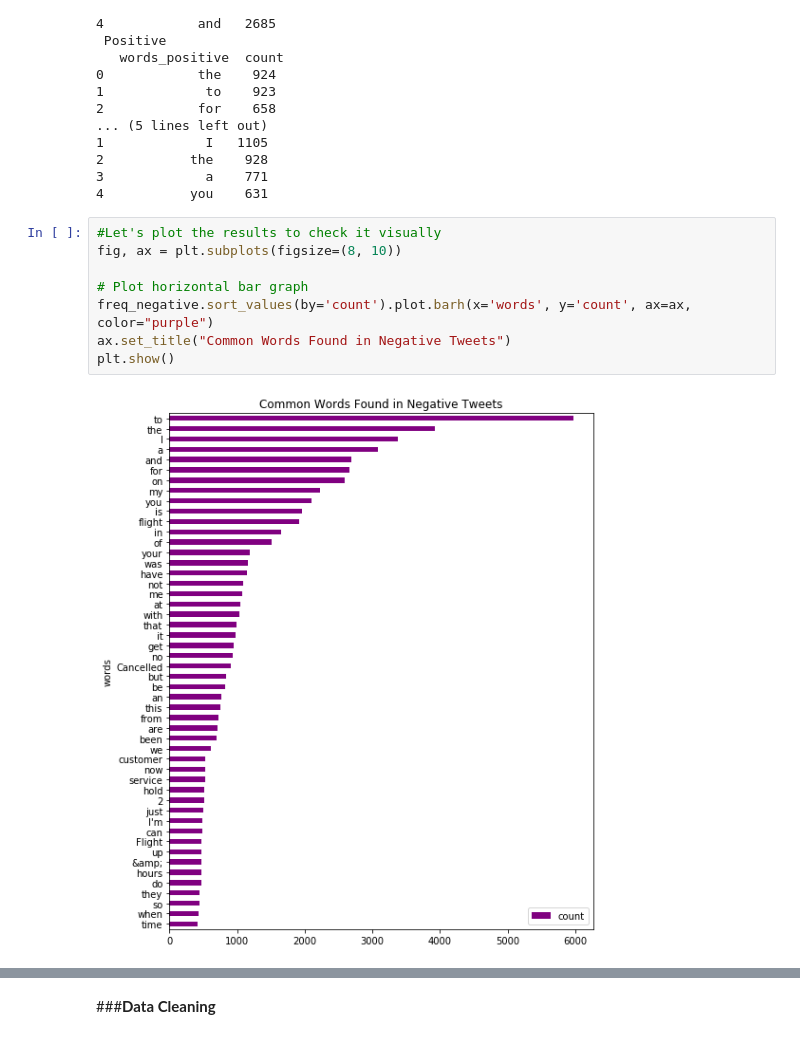
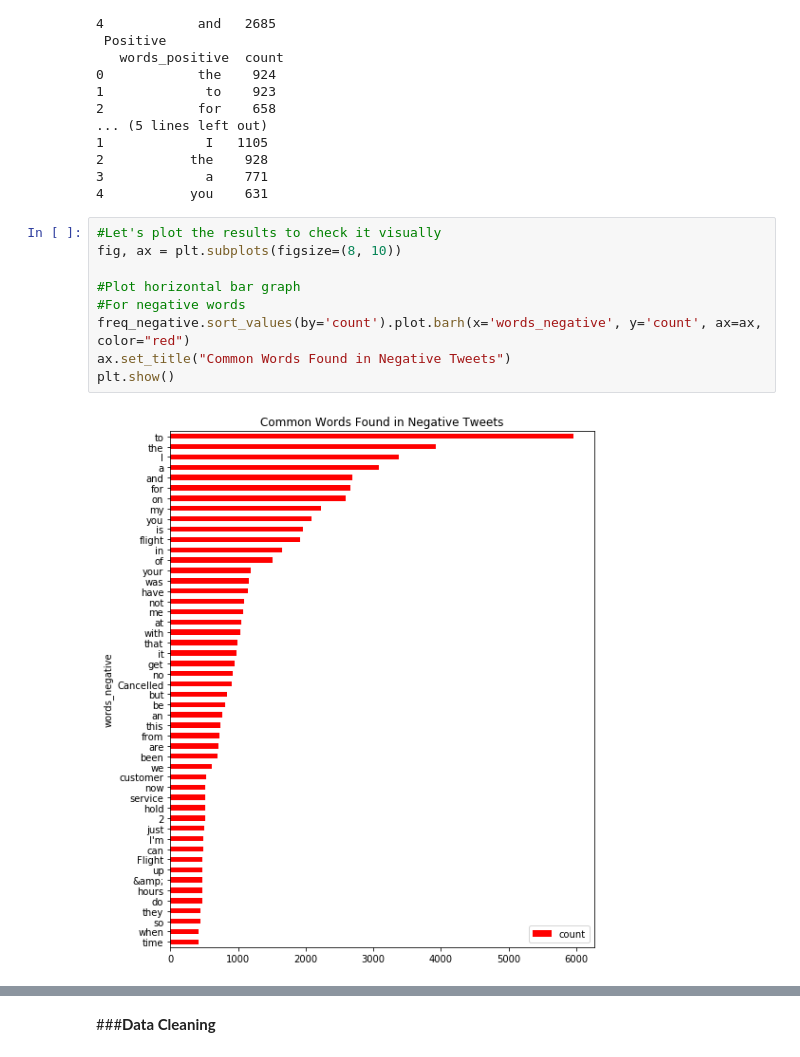
Before and after one commit to AlekseiMikhalev/Data-Science-Projects, a Jupyter notebook: ULMFiT_analysis.ipynb, the cells around one changed output, grey strips where cells are left out. Saved outputs shown, nothing was run; the diff lists cells and outputs as text.

```diff
--- a/ULMFiT_analysis.ipynb
+++ b/ULMFiT_analysis.ipynb
@@ -196,10 +193,11 @@ Negative
 # %%
 #Let's plot the results to check it visually
 fig, ax = plt.subplots(figsize=(8, 10))
 
-# Plot horizontal bar graph
-freq_negative.sort_values(by='count').plot.barh(x='words', y='count', ax=ax, color="purple")
+#Plot horizontal bar graph
+#For negative words
+freq_negative.sort_values(by='count').plot.barh(x='words_negative', y='count', ax=ax, color="red")
 ax.set_title("Common Words Found in Negative Tweets")
 plt.show()
 # %% [output]
-[figure, old version]
+[figure, new version]
```
Also changed, not shown: parts of 9 cells of this notebook.
